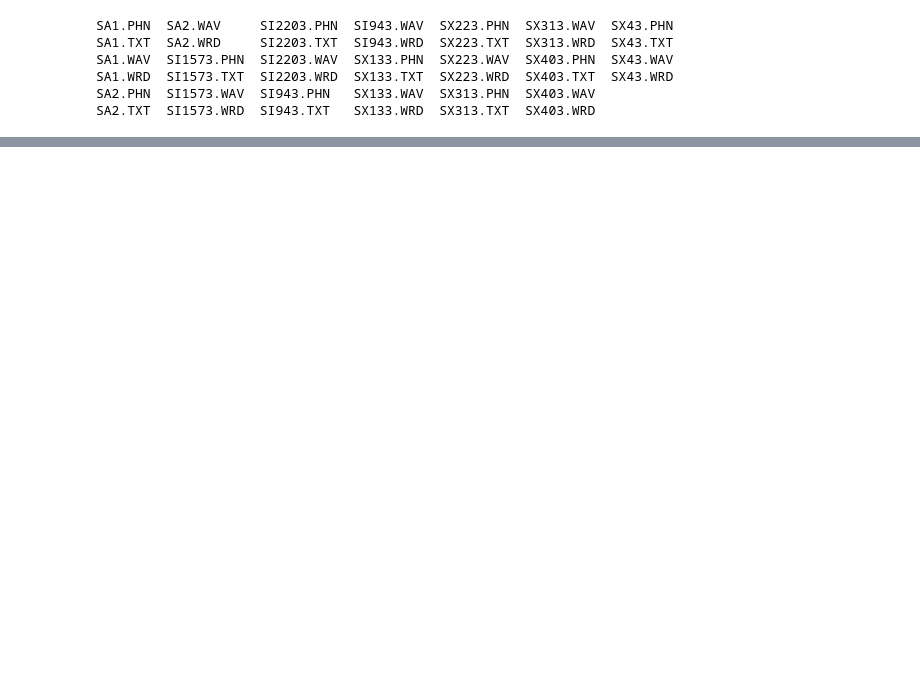
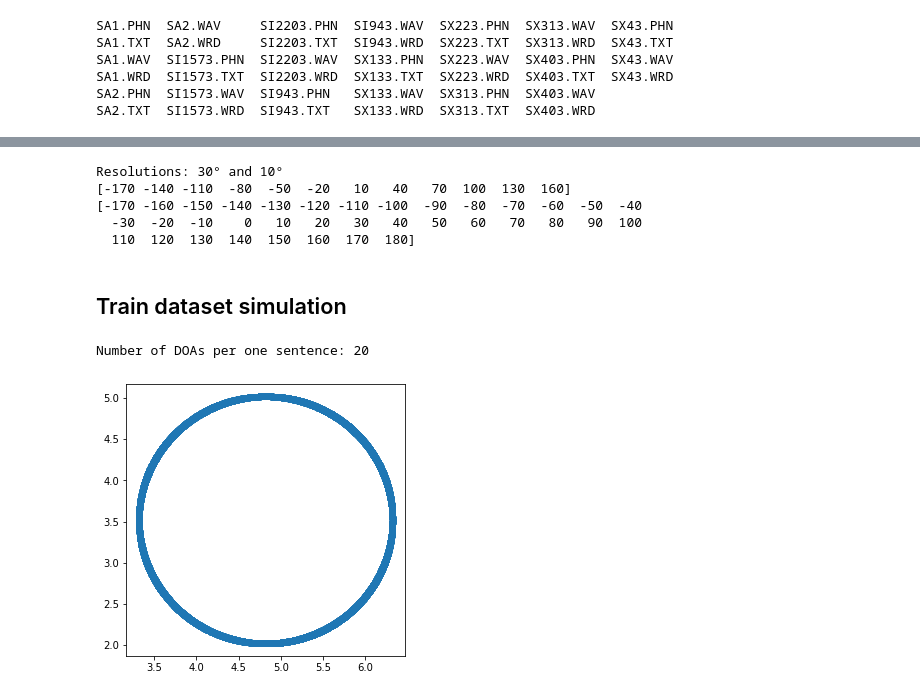
Before and after one commit to RobertoAlessandri/CNN_DOA, a Jupyter notebook: dataset_generation.ipynb, the cells around one changed output, grey strips where cells are left out. Drawn from its saved outputs; the diff is of its cells as text; code cells hidden in the pictures; blank space fills up the shorter version.

```diff
--- a/dataset_generation.ipynb
+++ b/dataset_generation.ipynb
@@ -224,5 +190,0 @@ for i in np.arange(1, sourcesNum):
-# %%
-for i in np.arange(0, sourcesNum):
-  ipd.display(ipd.Audio(simulatedTest[:,0,i], rate=sr))
-  #plt.figure()
-  #plt.plot(simulatedTest[:,0,i])
@@ -279,11 +190,0 @@ array([ 64.897088  ,   7.01108694, 166.75866954, 260.97621451,
-# %%
-#Simulating for each source
-simulatedTrain = np.zeros([len(room.mic_array.signals[0, :]), 4, sourcesNum])
-
-for i in np.arange(0, sourcesNum):
-  simulatedTrain[:,:, i] = startSimulation(room, trainAudioMatrix[:, i], [x[i][0], y[i][0], 1.5])
-# %%
-for i in np.arange(0, 3):
-  ipd.display(ipd.Audio(simulatedTrain[:,0,i], rate=sr))
-  #plt.figure()
-  #plt.plot(simulatedTest[:,0,i])
@@ -294,5 +190,0 @@ for i in np.arange(0, 3):
-# %%
-for i in np.arange(0, 3):
-  ipd.display(ipd.Audio(trainAudioMatrix[:,i], rate=sr))
-  #plt.figure()
-  #plt.plot(simulatedTest[:,0,i])
@@ -302,0 +226,19 @@ for i in np.arange(0, 3):
+# %%
+K30 = 12
+res30 = int(360/K30)
+K10 = 36
+res10 = int(360/K10)
+print('Resolutions: {}° and {}°'.format(res30, res10))
+
+DOAs30 = np.arange(-170, 180, res30)
+DOAs10 = np.arange(-170, 180 + 1, res10)
+print(DOAs30)
+print(DOAs10)
+# %% [output]
+Resolutions: 30° and 10°
+[-170 -140 -110  -80  -50  -20   10   40   70  100  130  160]
+[-170 -160 -150 -140 -130 -120 -110 -100  -90  -80  -70  -60  -50  -40
+  -30  -20  -10    0   10   20   30   40   50   60   70   80   90  100
+  110  120  130  140  150  160  170  180]
+# %% [markdown]
+## Train dataset simulation
@@ -302,0 +271,21 @@ for i in np.arange(0, 3):
+# %%
+# Computing random DOAs
+np.random.seed(11)
+trainCardinality = 6000
+numbOfDOAsXsent = int(trainCardinality/sourcesNumTrain)
+print('Number of DOAs per one sentence: {}'.format(numbOfDOAsXsent))
+randomThetas = np.random.rand(trainCardinality) * 2 * math.pi
+
+radius = 1.5
+x = np.zeros([trainCardinality, 1])
+y = np.zeros([trainCardinality, 1])
+for i in np.arange(0,trainCardinality):
+  x[i] = radius * math.cos(randomThetas[i]) + mic_center[0]
+  y[i] = radius * math.sin(randomThetas[i]) + mic_center[1]
+
+plt.figure(figsize=(5,5))
+plt.scatter(x, y)
+plt.show()
+# %% [output]
+Number of DOAs per one sentence: 20
+[figure, added]
```
Also changed, not shown: parts of 103 cells of this notebook.
